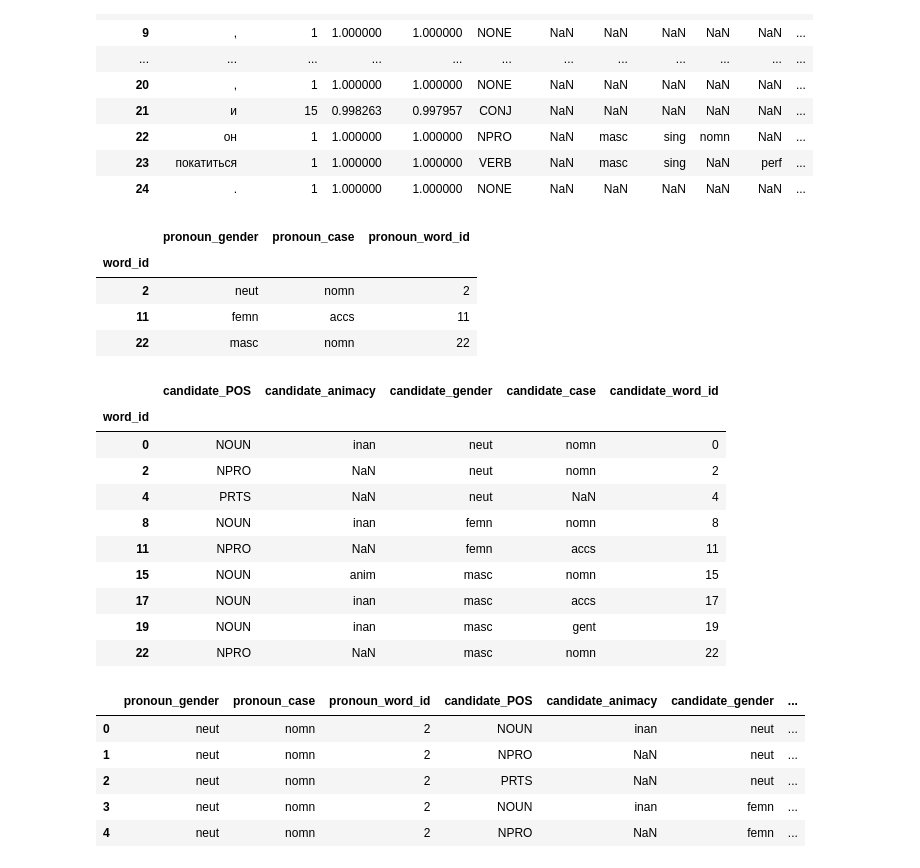
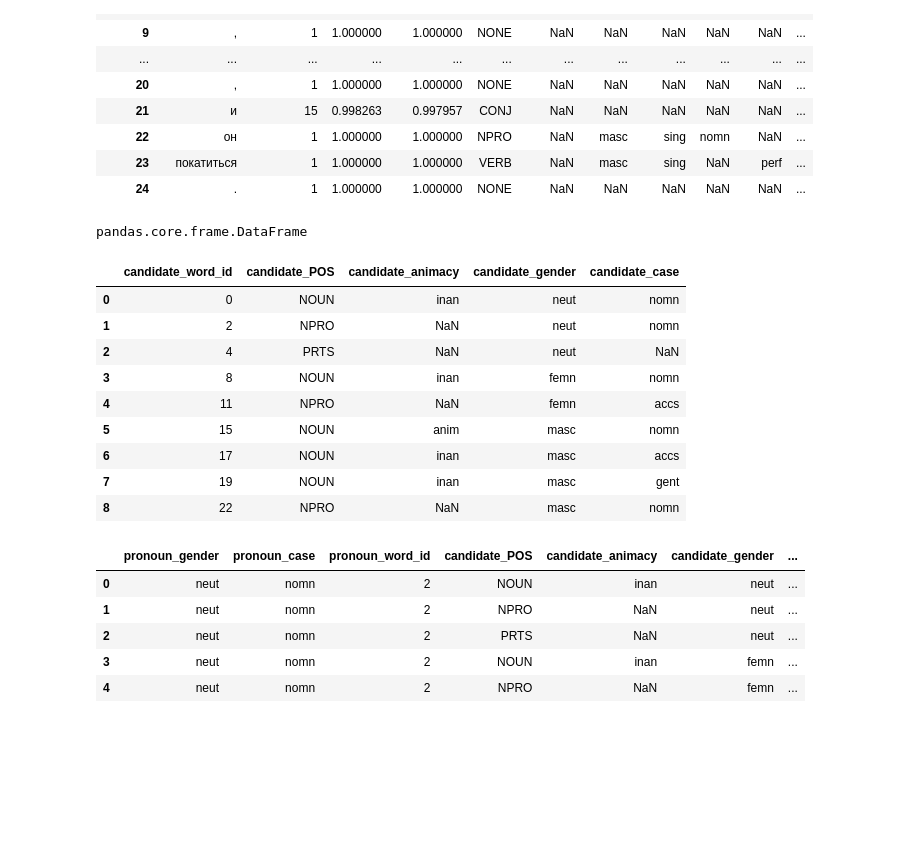
Before and after one commit to okulovsky/grammar_ru, a Jupyter notebook: notebooks/Alex/Antecedent.ipynb, the cells around one changed output. Drawn from its saved outputs; the diff is of its cells as text; code cells hidden in the pictures; blank space fills up the shorter version.

Commit message:
Try find antecedents with glove

```diff
--- a/notebooks/2022 Autumn/Antecedent.ipynb
+++ b/notebooks/Alex/Antecedent.ipynb
@@ -71,31 +54,30 @@ def _get_candidate_filter():
 # %%
-pronouns_df = morphology_df.loc[_get_pronoun_filter(), ['gender', 'case']]
-pronouns_df['word_id'] = pronouns_df.index
+pronouns_filter = morphology_df['normal_form'].isin(['он', 'она', 'оно'])
+pronouns_df = morphology_df[pronouns_filter][['gender', 'case']]
+pronouns_df = pronouns_df.reset_index()
 pronouns_df = pronouns_df.add_prefix('pronoun_')
 pronouns_df
+type(morphology_df)
 # %% [output]
-|  | pronoun_gender | pronoun_case | pronoun_word_id |
-| word_id |  |  |  |
-| 2 | neut | nomn | 2 |
-| 11 | femn | accs | 11 |
-| 22 | masc | nomn | 22 |
+pandas.core.frame.DataFrame
 # %%
-antecedent_candidates_df = morphology_df.loc[_get_candidate_filter(), ['POS', 'animacy', 'gender', 'case']]
-antecedent_candidates_df['word_id'] = antecedent_candidates_df.index
+antcecdent_candidate_filter = morphology_df['POS'].isin(
+    ['NOUN', 'PRON', 'ADJF', 'ADJS', 'NPRO', 'PRCL', 'PRTF', 'PRTS', 'ADVB']) & (morphology_df['number'] == 'sing')
+antecedent_candidates_df = morphology_df[antcecdent_candidate_filter][['POS', 'animacy', 'gender', 'case']]
+antecedent_candidates_df = antecedent_candidates_df.reset_index()
 antecedent_candidates_df = antecedent_candidates_df.add_prefix('candidate_')
 antecedent_candidates_df
 # %% [output]
-|  | candidate_POS | candidate_animacy | candidate_gender | candidate_case | candidate_word_id |
-| word_id |  |  |  |  |  |
-| 0 | NOUN | inan | neut | nomn | 0 |
-| 2 | NPRO | NaN | neut | nomn | 2 |
-| 4 | PRTS | NaN | neut | NaN | 4 |
-| 8 | NOUN | inan | femn | nomn | 8 |
-| 11 | NPRO | NaN | femn | accs | 11 |
-| 15 | NOUN | anim | masc | nomn | 15 |
-| 17 | NOUN | inan | masc | accs | 17 |
-| 19 | NOUN | inan | masc | gent | 19 |
-| 22 | NPRO | NaN | masc | nomn | 22 |
+|  | candidate_word_id | candidate_POS | candidate_animacy | candidate_gender | candidate_case |
+| 0 | 0 | NOUN | inan | neut | nomn |
+| 1 | 2 | NPRO | NaN | neut | nomn |
+| 2 | 4 | PRTS | NaN | neut | NaN |
+| 3 | 8 | NOUN | inan | femn | nomn |
+| 4 | 11 | NPRO | NaN | femn | accs |
+| 5 | 15 | NOUN | anim | masc | nomn |
+| 6 | 17 | NOUN | inan | masc | accs |
+| 7 | 19 | NOUN | inan | masc | gent |
+| 8 | 22 | NPRO | NaN | masc | nomn |
 # %%
 merged_df = pronouns_df.merge(antecedent_candidates_df, how='cross')
 merged_df.head()
```
Also changed, not shown: parts of 1 cell of this notebook, 7 other files.
